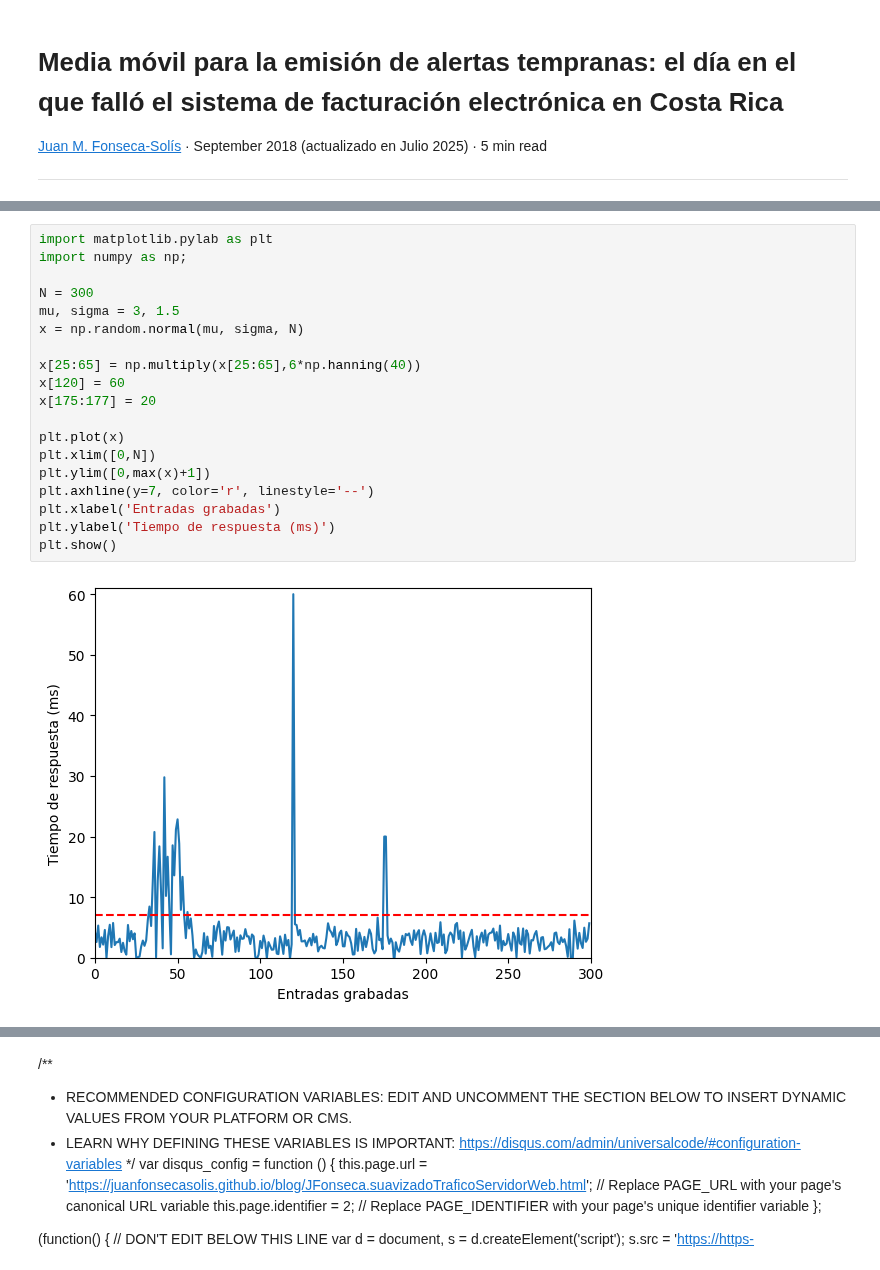
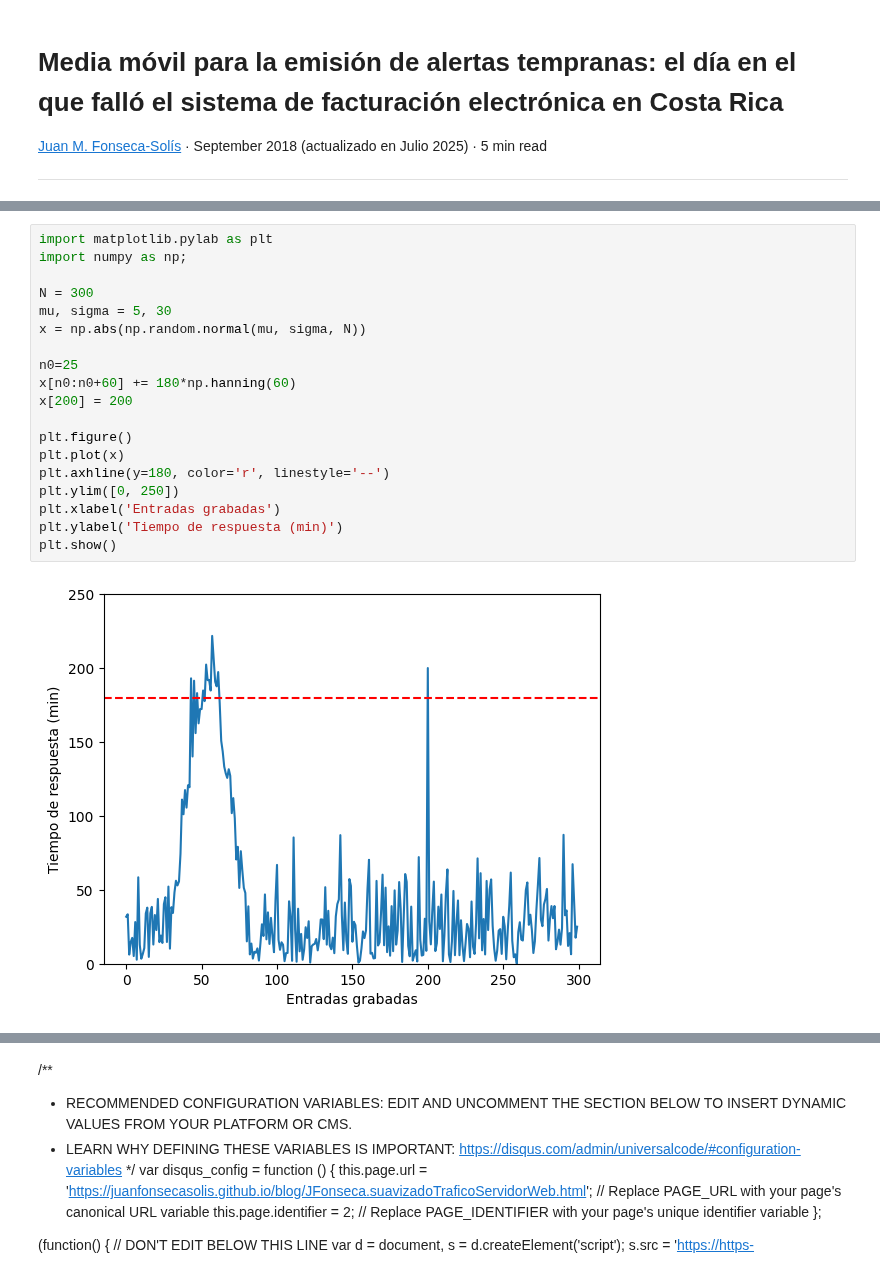
Before and after one commit to juanfonsecasolis/juanfonsecasolis.github.io, a Jupyter notebook: blog/ipynb/JFonseca.suavizadoTraficoServidorWeb.ipynb, the cells around one changed output, grey strips where cells are left out. Cells and saved outputs as stored; diff of their text form.

```diff
--- a/blog/ipynb/JFonseca.suavizadoTraficoServidorWeb.ipynb
+++ b/blog/ipynb/JFonseca.suavizadoTraficoServidorWeb.ipynb
@@ -24,22 +19,22 @@ Un ejemplo (fabricado por nosotros) de cómo funciona un control por umbral de a
 # %%
 import matplotlib.pylab as plt
 import numpy as np;
 
 N = 300
-mu, sigma = 3, 1.5
-x = np.random.normal(mu, sigma, N)
+mu, sigma = 5, 30
+x = np.abs(np.random.normal(mu, sigma, N))
 
-x[25:65] = np.multiply(x[25:65],6*np.hanning(40))
-x[120] = 60
-x[175:177] = 20
+n0=25
+x[n0:n0+60] += 180*np.hanning(60)
+x[200] = 200
 
+plt.figure()
 plt.plot(x)
-plt.xlim([0,N])
-plt.ylim([0,max(x)+1])
-plt.axhline(y=7, color='r', linestyle='--')
+plt.axhline(y=180, color='r', linestyle='--')
+plt.ylim([0, 250])
 plt.xlabel('Entradas grabadas')
-plt.ylabel('Tiempo de respuesta (ms)')
+plt.ylabel('Tiempo de respuesta (min)')
 plt.show()
 # %% [output]
-[figure, old version]
+[figure, new version]
 # %% [markdown]
```
Also changed, not shown: parts of 10 cells of this notebook, 1 other file.
